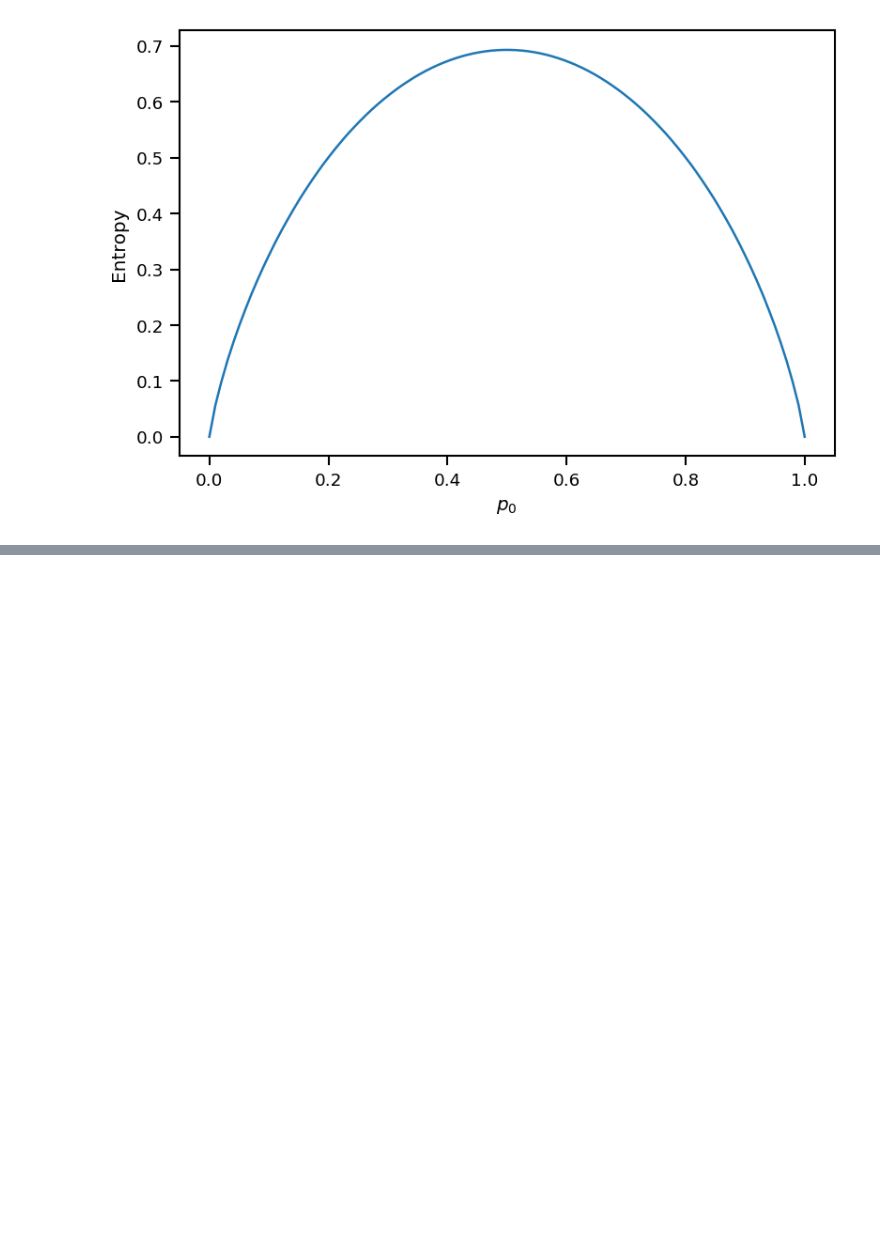
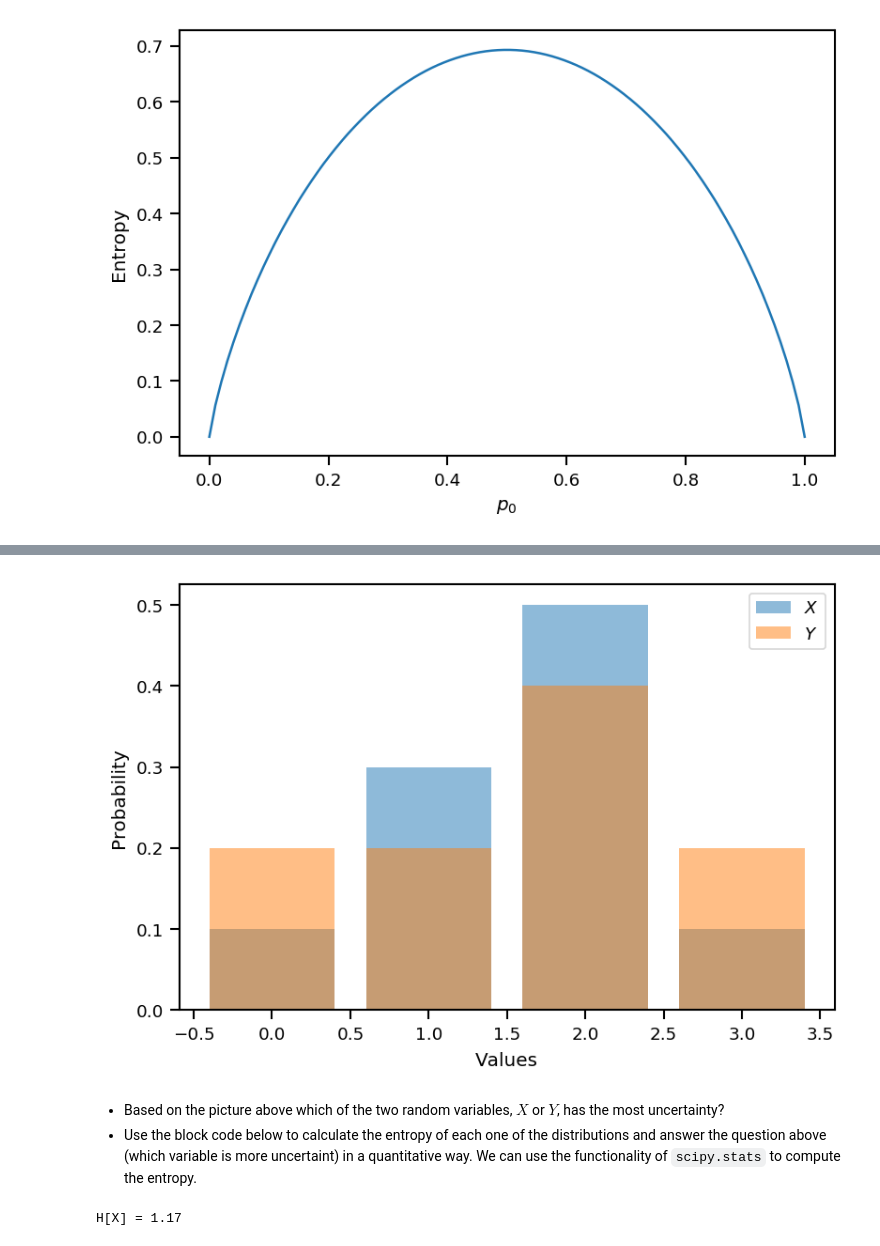
Before and after one commit to PredictiveScienceLab/data-analytics-se, a Jupyter notebook: activities/hands-on-11.1.ipynb, the cells around one changed output, grey strips where cells are left out. Cells and saved outputs as stored; diff of their text form; code cells hidden in the pictures; blank space fills up the shorter version.

```diff
--- a/activities/hands-on-11.1.ipynb
+++ b/activities/hands-on-11.1.ipynb
@@ -40,0 +52,22 @@ ax.set_ylabel('Entropy');
+# %%
+import scipy.stats as st
+X = st.rv_discrete(values=(np.arange(4), [0.1, 0.3, 0.5, 0.1]))
+Y = st.rv_discrete(values=(np.arange(4), [0.2, 0.2, 0.4, 0.2]))
+fig, ax = plt.subplots(dpi=150)
+ax.bar(range(4), X.pmf(np.arange(4)), alpha=0.5, label='$X$')
+ax.bar(range(4), Y.pmf(np.arange(4)), alpha=0.5, label='$Y$')
+plt.legend(loc='best')
+ax.set_xlabel('Values')
+ax.set_ylabel('Probability');
+# %% [output]
+[figure, added]
+# %% [markdown]
++ Based on the picture above which of the two random variables, $X$ or $Y$, has the most uncertainty?
++ Use the block code below to calculate the entropy of each one of the distributions and answer the question above (which variable is more uncertaint) in a quantitative way.
+We can use the functionality of ``scipy.stats`` to compute the entropy.
+# %%
+ent_X = X.entropy()
+print('H[X] = {0:1.2f}'.format(ent_X))
+# Write code that computes and prints the entropy of Y
+# %% [output]
+H[X] = 1.17
```
Also changed, not shown: parts of 2 cells of this notebook, 1 other file.
